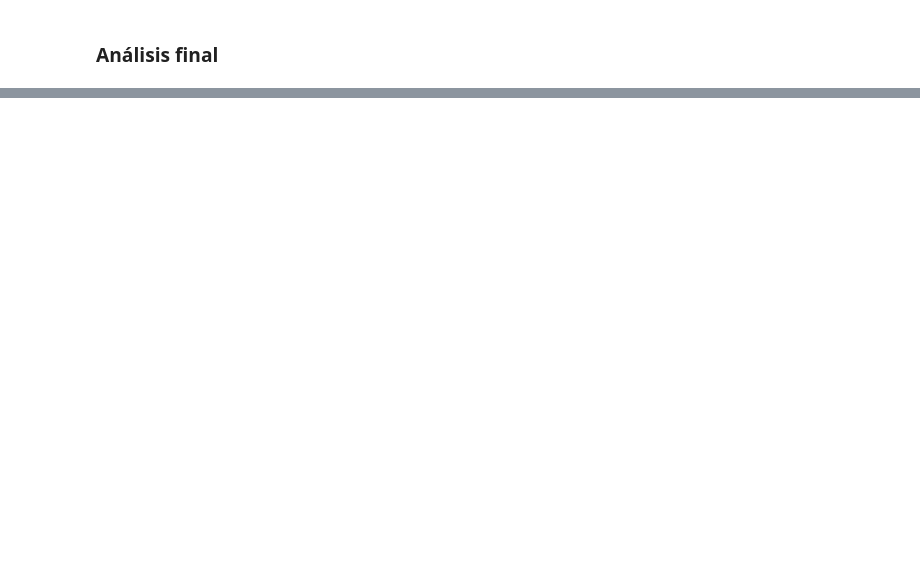
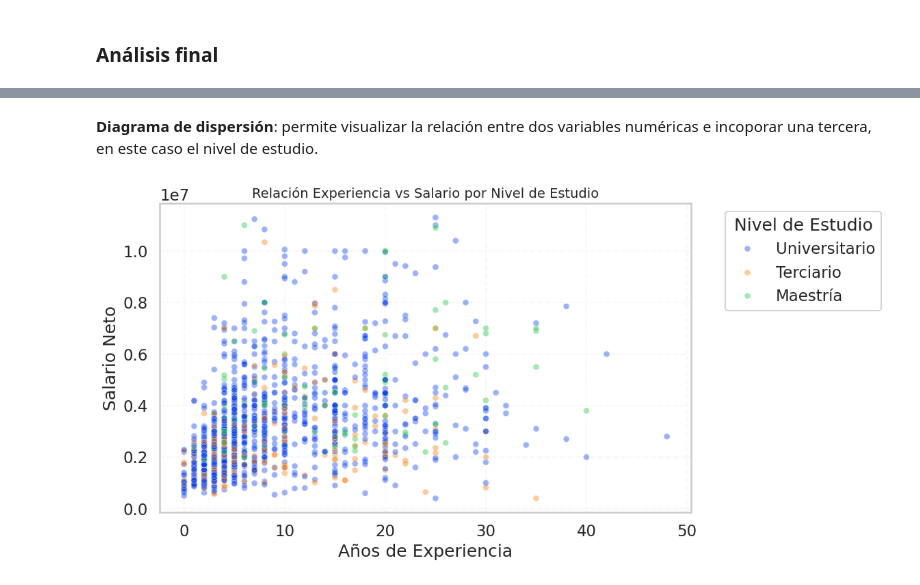
Before and after one commit to sgruyzcki/DiploDatos2026, a Jupyter notebook: Entregable_Parte_1_Grupo_3.ipynb, the cells around one changed output, grey strips where cells are left out. Saved outputs shown, nothing was run; the diff lists cells and outputs as text; code cells hidden in the pictures; blank space fills up the shorter version.

```diff
--- a/Entregable_Parte_1_Grupo_3.ipynb
+++ b/Entregable_Parte_1_Grupo_3.ipynb
@@ -584,0 +744,21 @@ Se observa una mayor dispersión salarial asociada a C++, mientras que Java pose
+# %% [markdown]
+ **Diagrama de dispersión**: permite visualizar la relación entre dos variables numéricas e incoporar una tercera, en este caso el nivel de estudio.
+# %%
+#Visualización 2
+plt.figure(figsize=(12, 6))
+sns.scatterplot(data=df_plot,
+                x='Años de Experiencia',
+                y='Salario Neto',
+                hue='profile_studies_level',
+                alpha=0.4,
+                palette='bright',
+                s=40)
+
+plt.title('Relación Experiencia vs Salario por Nivel de Estudio', fontsize=14)
+plt.ticklabel_format(style='sci', axis='y', scilimits=(0, 0))
+plt.legend(bbox_to_anchor=(1.05, 1), loc='upper left', title='Nivel de Estudio')
+plt.grid(True, linestyle='--', alpha=0.5)
+plt.tight_layout()
+plt.show()
+# %% [output]
+[figure, added]
```
Also changed, not shown: parts of 53 cells of this notebook.
